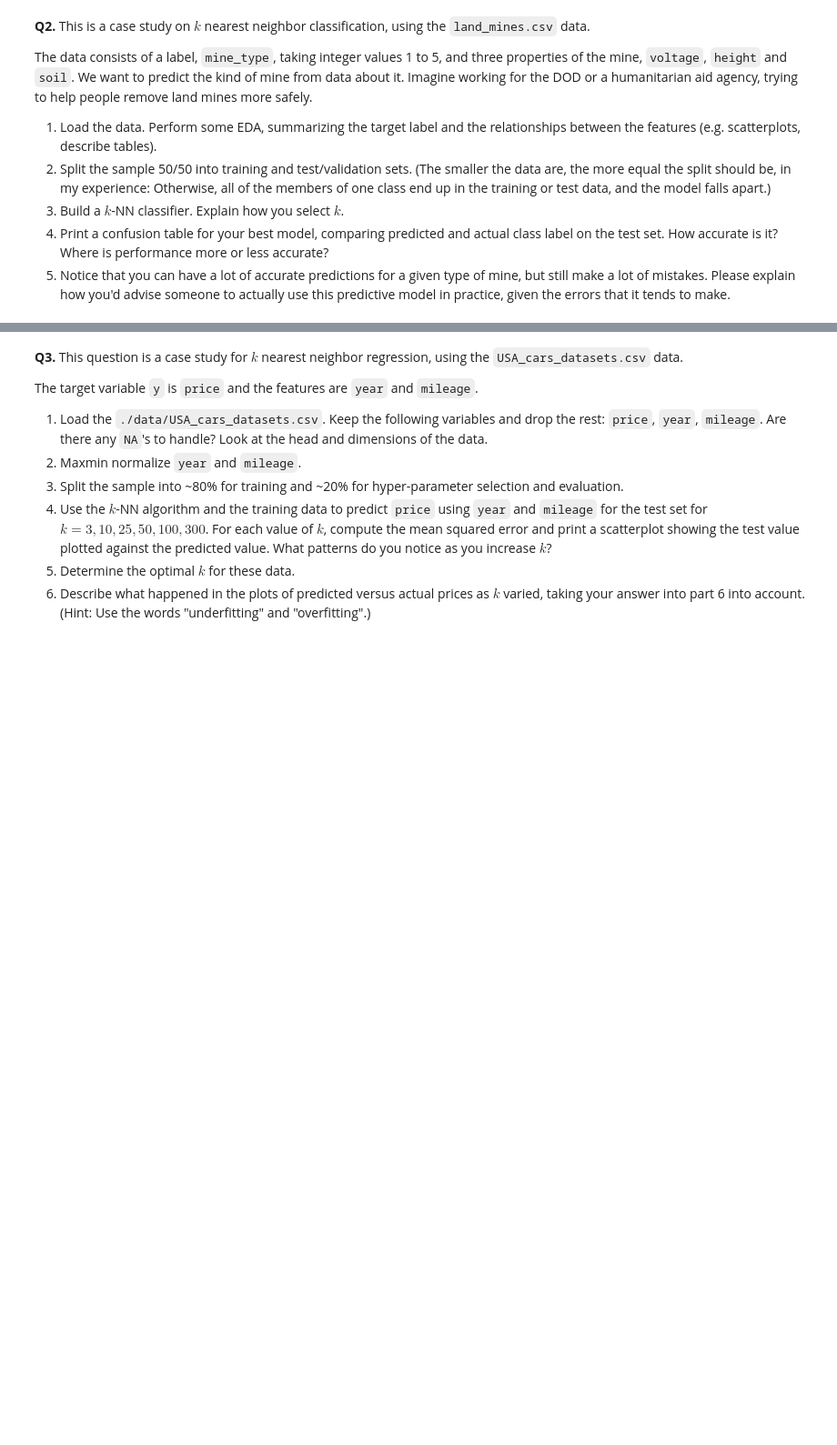
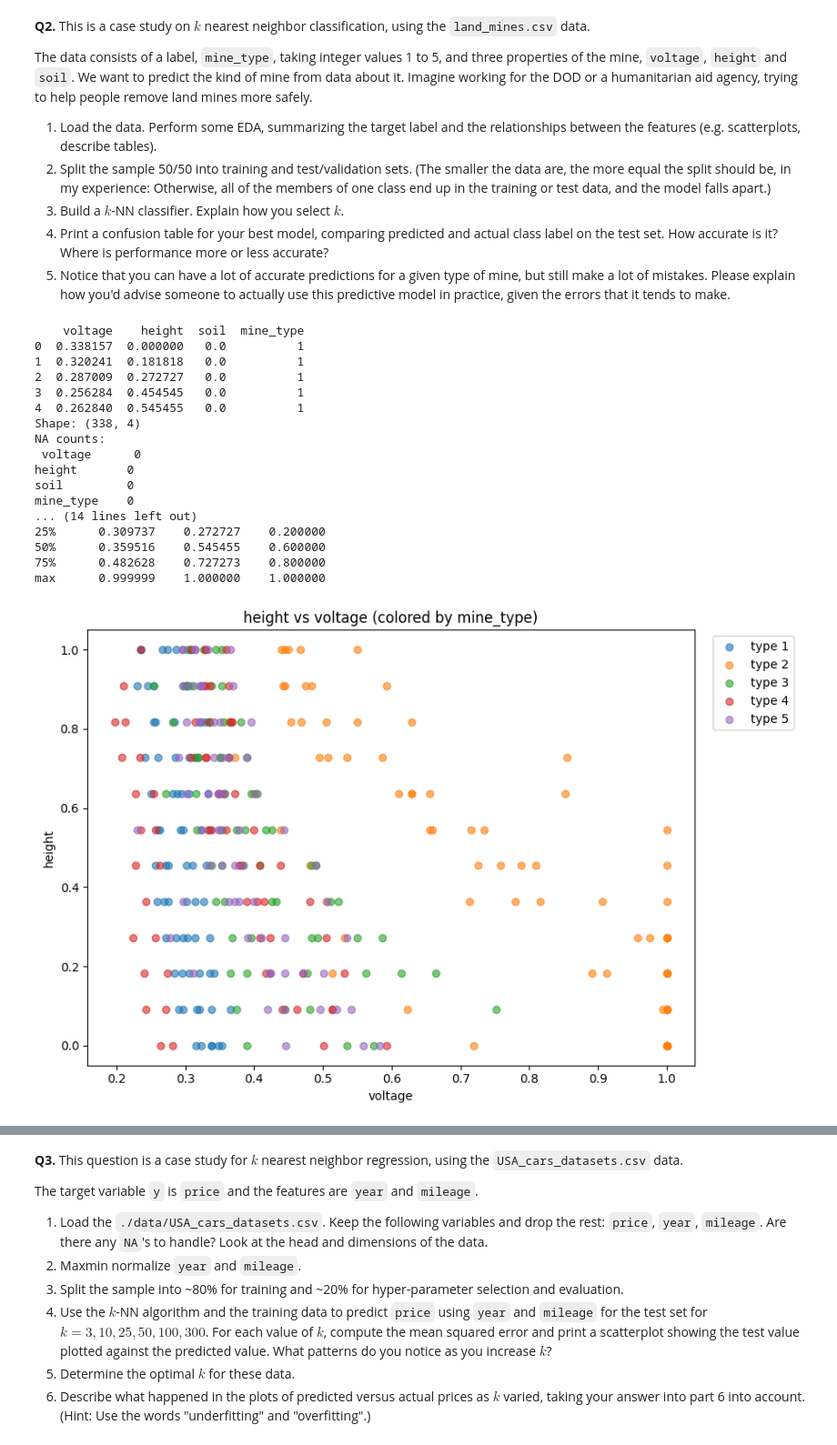
Before and after one commit to haileyechong/undergrad_ml_assignments, a Jupyter notebook: 02_assignment_knn.ipynb, the cells around one changed output, grey strips where cells are left out. Shown at 91% size. Saved outputs shown, nothing was run; the diff lists cells and outputs as text; code cells hidden in the pictures; blank space fills up the shorter version.

```diff
--- a/02_assignment_knn.ipynb
+++ b/02_assignment_knn.ipynb
@@ -54,3 +54,59 @@ The data consists of a label, `mine_type`, taking integer values 1 to 5, and thr
 3. Build a $k$-NN classifier. Explain how you select $k$.
 4. Print a confusion table for your best model, comparing predicted and actual class label on the test set. How accurate is it? Where is performance more or less accurate?
 5. Notice that you can have a lot of accurate predictions for a given type of mine, but still make a lot of mistakes. Please explain how you'd advise someone to actually use this predictive model in practice, given the errors that it tends to make.
+# %%
+# 2.1
+import pandas as pd
+import numpy as np
+import matplotlib.pyplot as plt
+
+from sklearn.model_selection import train_test_split
+from sklearn.preprocessing import StandardScaler
+from sklearn.neighbors import KNeighborsClassifier
+from sklearn.metrics import accuracy_score, confusion_matrix
+
+df_mines = pd.read_csv("./data/land_mines.csv")
+print(df_mines.head())
+print("Shape:", df_mines.shape)
+print("NA counts:\n", df_mines.isnull().sum())
+print("mine_type counts:\n", df_mines["mine_type"].value_counts().sort_index())
+print(df_mines[["voltage","height","soil"]].describe())
+
+# Features + target
+x = df_mines.loc[:, ["voltage", "height", "soil"]]
+y = df_mines["mine_type"]
+# Simple scatterplots (bigger + legend outside)
+def scatter_by_class(xcol, ycol):
+    plt.figure(figsize=(9, 6))
+    for mt in sorted(df_mines["mine_type"].unique()):
+        sub = df_mines[df_mines["mine_type"] == mt]
+        plt.scatter(sub[xcol], sub[ycol], alpha=0.6, label=f"type {mt}")
+    plt.xlabel(xcol)
+    plt.ylabel(ycol)
+    plt.title(f"{ycol} vs {xcol} (colored by mine_type)")
+    plt.legend(bbox_to_anchor=(1.02, 1), loc="upper left")
+    plt.tight_layout()
+    plt.show()
+
+scatter_by_class("voltage", "height")
+scatter_by_class("voltage", "soil")
+scatter_by_class("height", "soil")
+# %% [output]
+    voltage    height  soil  mine_type
+0  0.338157  0.000000   0.0          1
+1  0.320241  0.181818   0.0          1
+2  0.287009  0.272727   0.0          1
+3  0.256284  0.454545   0.0          1
+4  0.262840  0.545455   0.0          1
+Shape: (338, 4)
+NA counts:
+ voltage      0
+height       0
+soil         0
+mine_type    0
+... (14 lines left out)
+25%      0.309737    0.272727    0.200000
+50%      0.359516    0.545455    0.600000
+75%      0.482628    0.727273    0.800000
+max      0.999999    1.000000    1.000000
+[figure, added]
```
Also changed, not shown: parts of 20 cells of this notebook.
